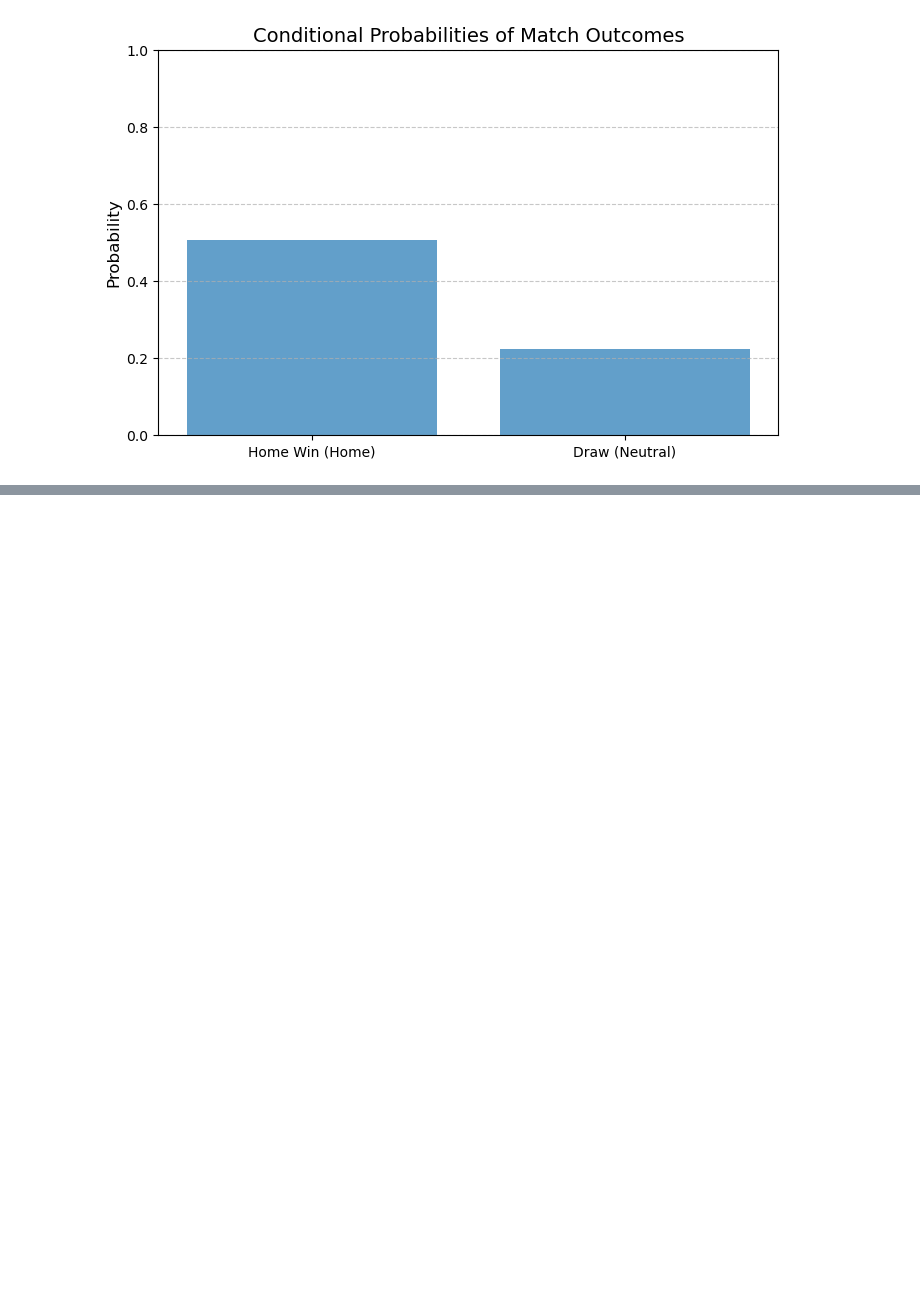
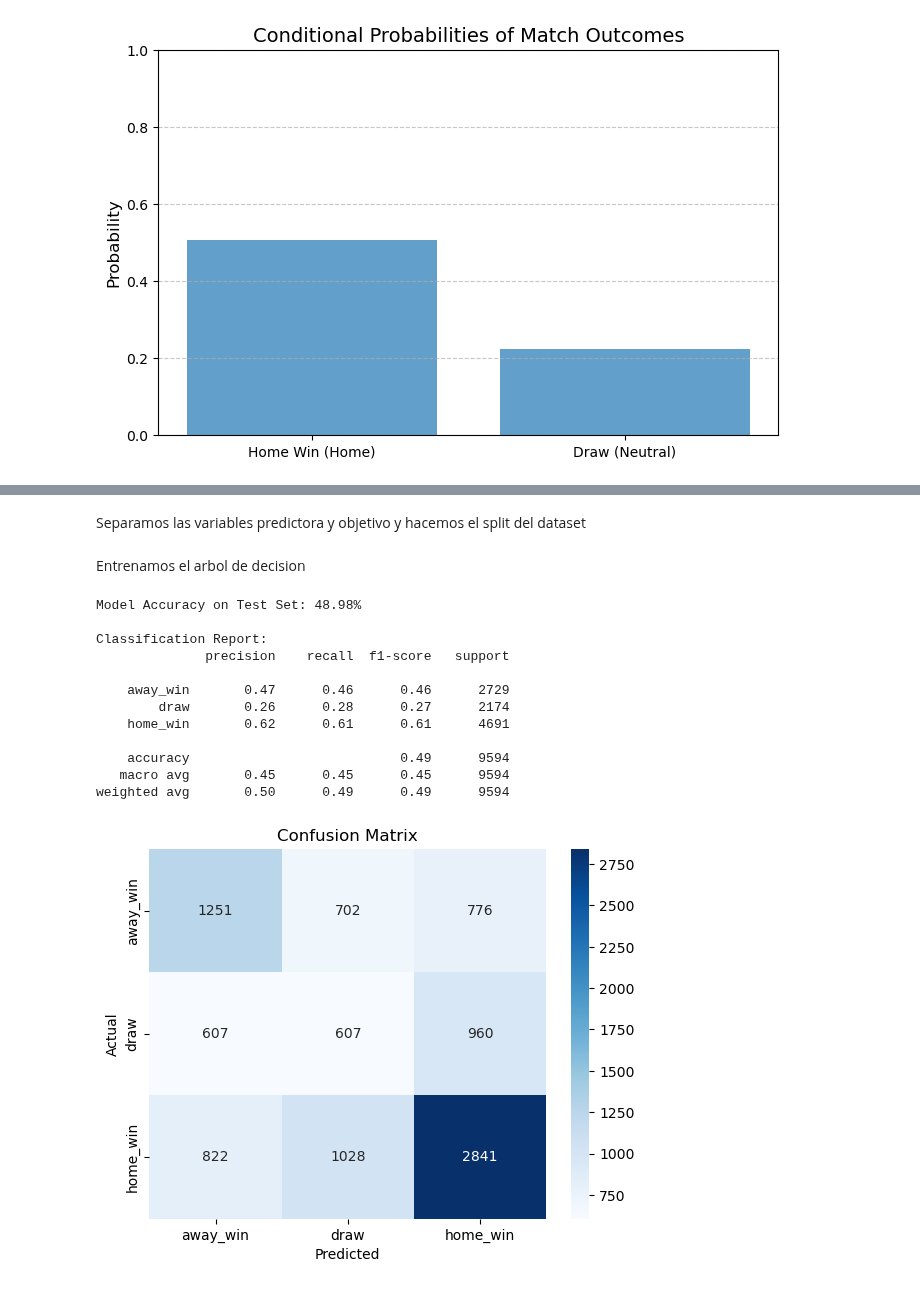
Before and after one commit to nestorojeda/MatematicasFeedback, a Jupyter notebook: code/notebook.ipynb, the cells around one changed output, grey strips where cells are left out. Cells and saved outputs as stored; diff of their text form; code cells hidden in the pictures; blank space fills up the shorter version.

Commit message:
Decision tree model

```diff
--- a/code/notebook.ipynb
+++ b/code/notebook.ipynb
@@ -499,0 +517,3 @@ plt.show()
+# %%
+path = kagglehub.dataset_download("martj42/international-football-results-from-1872-to-2017")
+data = pd.read_csv(path + "/results.csv")
@@ -499,0 +522,3 @@ plt.show()
+# %%
+data["result"] = np.where(data["home_score"] > data["away_score"], "home_win", np.where(data["home_score"] < data["away_score"], "away_win", "draw"))
+data.head()
@@ -499,0 +569,2 @@ plt.show()
+# %%
+data.fillna(0, inplace=True)
@@ -499,0 +637,57 @@ plt.show()
+# %% [markdown]
+Separamos las variables predictora y objetivo y hacemos el split del dataset
+# %%
+from sklearn.model_selection import train_test_split
+
+X = data.drop(columns=["result"])
+y = data["result"]
+
+X_train, X_test, y_train, y_test = train_test_split(X, y, test_size=0.2, random_state=42)
+# %% [markdown]
+Entrenamos el arbol de decision
+# %%
+from sklearn.tree import DecisionTreeClassifier
+from sklearn.metrics import accuracy_score, classification_report, confusion_matrix
+import seaborn as sns
+import matplotlib.pyplot as plt
+
+model = DecisionTreeClassifier(random_state=42)
+
+model.fit(X_train, y_train)
+
+y_pred = model.predict(X_test)
+
+accuracy = accuracy_score(y_test, y_pred)
+print("\nModel Accuracy on Test Set: {:.2f}%".format(accuracy * 100))
+
+print("\nClassification Report:")
+print(classification_report(y_test, y_pred, target_names=['away_win', 'draw', 'home_win']))
+
+conf_matrix = confusion_matrix(y_test, y_pred)
+sns.heatmap(conf_matrix, annot=True, fmt='d', cmap='Blues', xticklabels=['away_win', 'draw', 'home_win'], yticklabels=['away_win', 'draw', 'home_win'])
+plt.title("Confusion Matrix")
+plt.xlabel("Predicted")
+plt.ylabel("Actual")
+plt.show()
+
+if hasattr(model, "feature_importances_"):
+    feature_importances = pd.DataFrame({
+        'Feature': X_train.columns,
+        'Importance': model.feature_importances_
+    }).sort_values(by='Importance', ascending=False)
+    print("\nFeature Importance:")
+    print(feature_importances)
+# %% [output]
+Model Accuracy on Test Set: 48.98%
+
+Classification Report:
+              precision    recall  f1-score   support
+
+    away_win       0.47      0.46      0.46      2729
+        draw       0.26      0.28      0.27      2174
+    home_win       0.62      0.61      0.61      4691
+
+    accuracy                           0.49      9594
+   macro avg       0.45      0.45      0.45      9594
+weighted avg       0.50      0.49      0.49      9594
+[figure, added]
```
Also changed, not shown: parts of 17 cells of this notebook.
